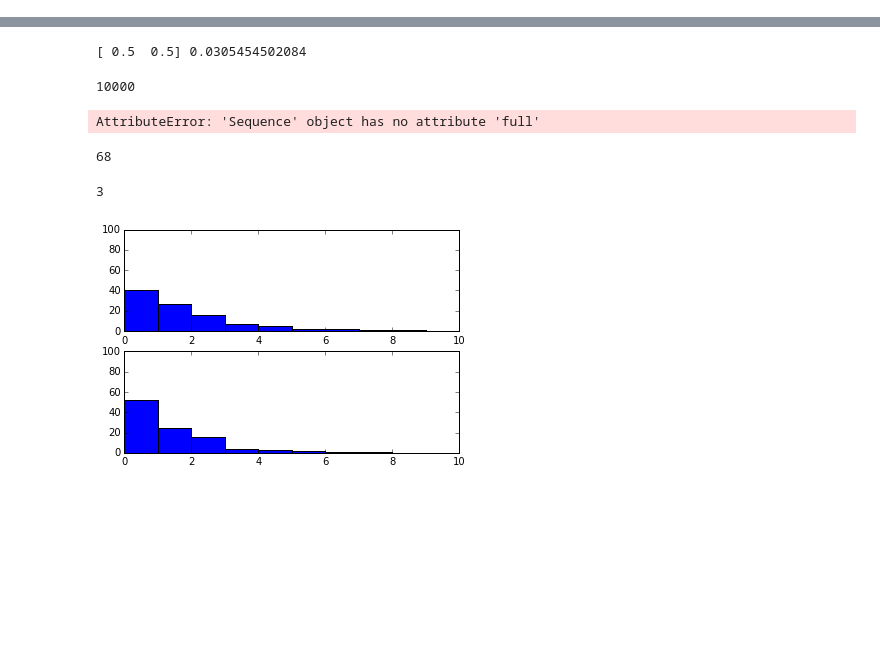
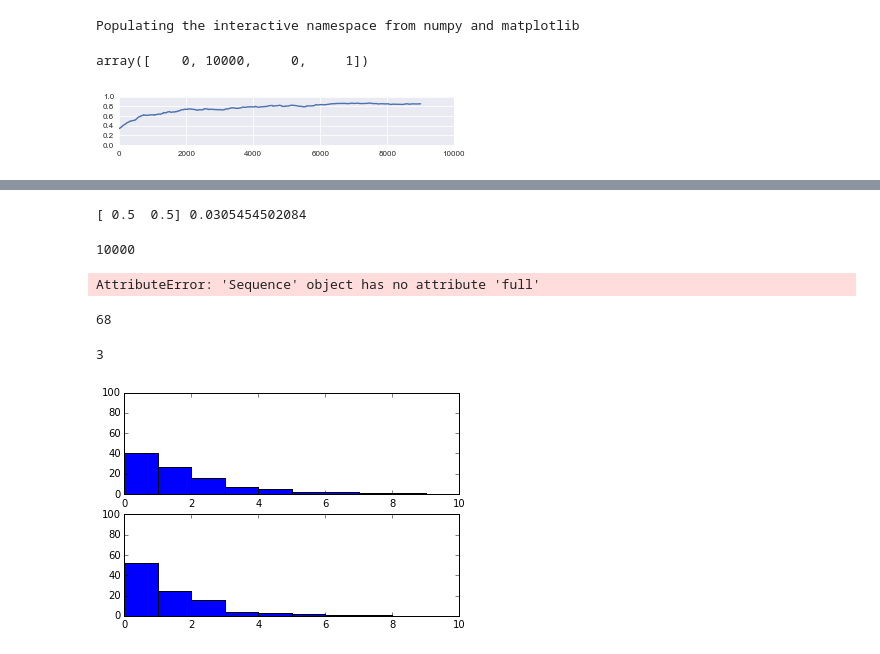
Before and after one commit to clement-moulin-frier/turntaking_model, a Jupyter notebook: turn_taking.ipynb, the cells around one changed output, grey strips where cells are left out. Cells and saved outputs as stored; diff of their text form; code cells hidden in the pictures; blank space fills up the shorter version.

```diff
--- a/turn_taking.ipynb
+++ b/turn_taking.ipynb
@@ -16,0 +17,4 @@ expe = Experiment(agents)
+# %%
+expes = []
+for i in range(n_expe):
+    expes.append(Experiment([ModularAgent(ag_voc_params, i) for i, _ in enumerate(ag_voc_params)]))
@@ -35,0 +128,11 @@ def runningMeanFast(x, N):
+# %%
+%pylab inline
+subplot(414)
+win = 1000
+bounds = [0, 9000 + win]
+plot(runningMeanFast(product(array(expes[6].log[0]['presence'][bounds[0]:bounds[1]]), axis=1), win) [:-win])
+axis(hstack((bounds, [0, 1])))
+# %% [output]
+Populating the interactive namespace from numpy and matplotlib
+array([    0, 10000,     0,     1])
+[figure, added]
```
Also changed, not shown: parts of 30 cells of this notebook, 3 other files.
